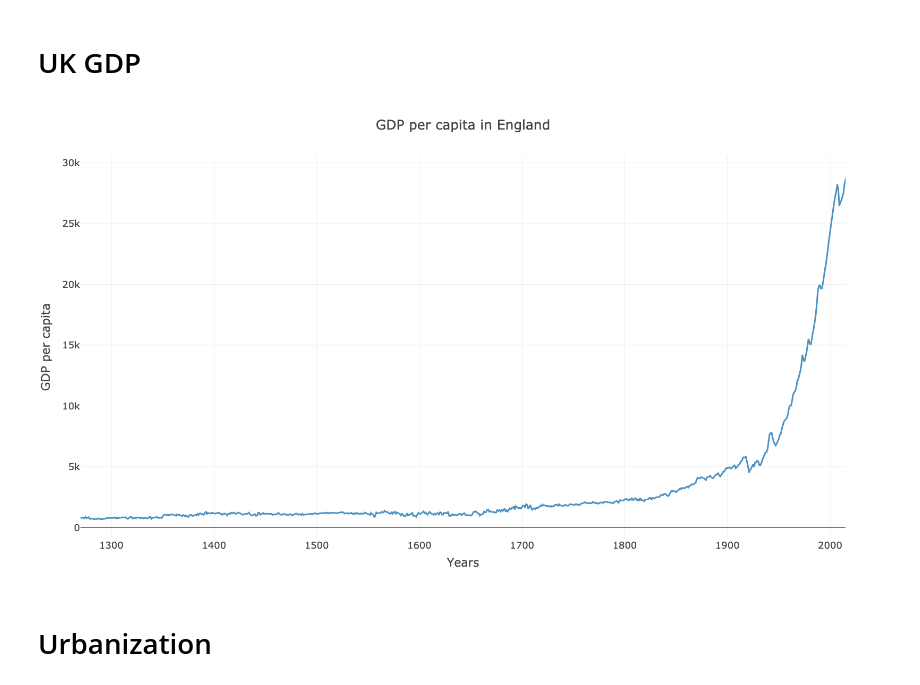
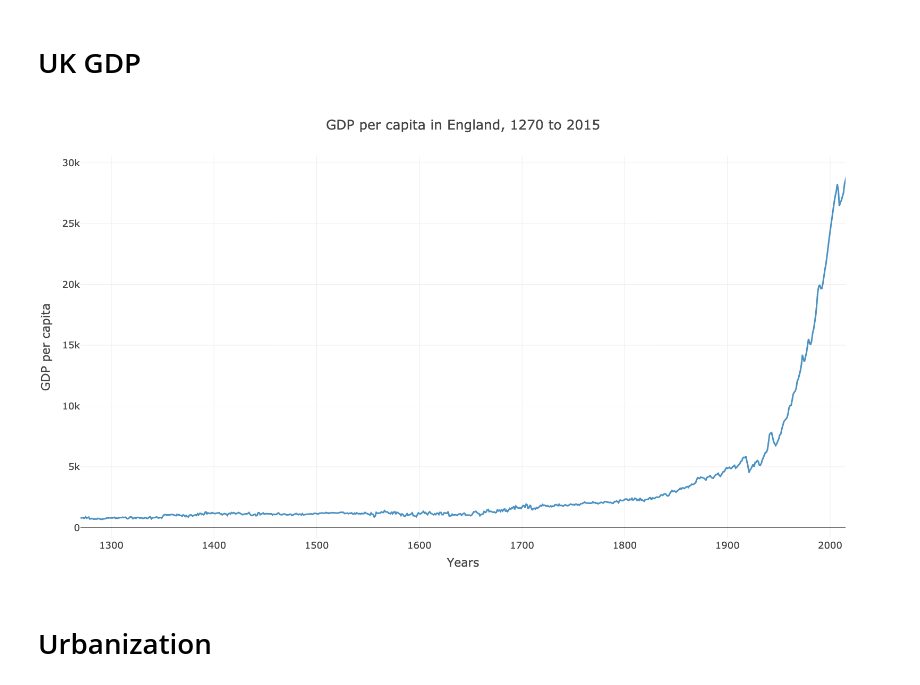
Before and after one commit to leonvanderlee/why_are_countries_wealthy, a Jupyter notebook: code/analysing.ipynb, the cells around one changed output. Drawn from its saved outputs; the diff is of its cells as text; code cells hidden in the pictures.

```diff
--- a/code/analysing.ipynb
+++ b/code/analysing.ipynb
@@ -636,22 +636,22 @@ data = pd.read_sql('SELECT * FROM uk_gdp', engine)
 # %%
 fig = go.Figure()
 
 fig.add_trace(go.Scatter(
     x = data['Year'],
     y = data['GDP'],
     name='UK GDP',
     opacity=opacity_traces
 ))
 
 fig.update_xaxes(range=[1270, 2015])
 
-fig.update_layout(width=width_plot, height=height_plot, title='GDP per capita in England', xaxis_title='Years', yaxis_title='GDP per capita', showlegend=False)
+fig.update_layout(width=width_plot, height=height_plot, title='GDP per capita in England, 1270 to 2015', xaxis_title='Years', yaxis_title='GDP per capita', showlegend=False)
 
 fig.write_image("../plots/uk_gdp_per_capita/uk_gdp_per_capita.png", scale=scale_value)
 
 fig.show(renderer="png", width=render_width_plot, height=render_height_plot)
 # %% [output]
-[figure, old version]
+[figure, new version]
 # %% [markdown]
 # Urbanization
 # %%
```
Also changed, not shown: 1 other file.
